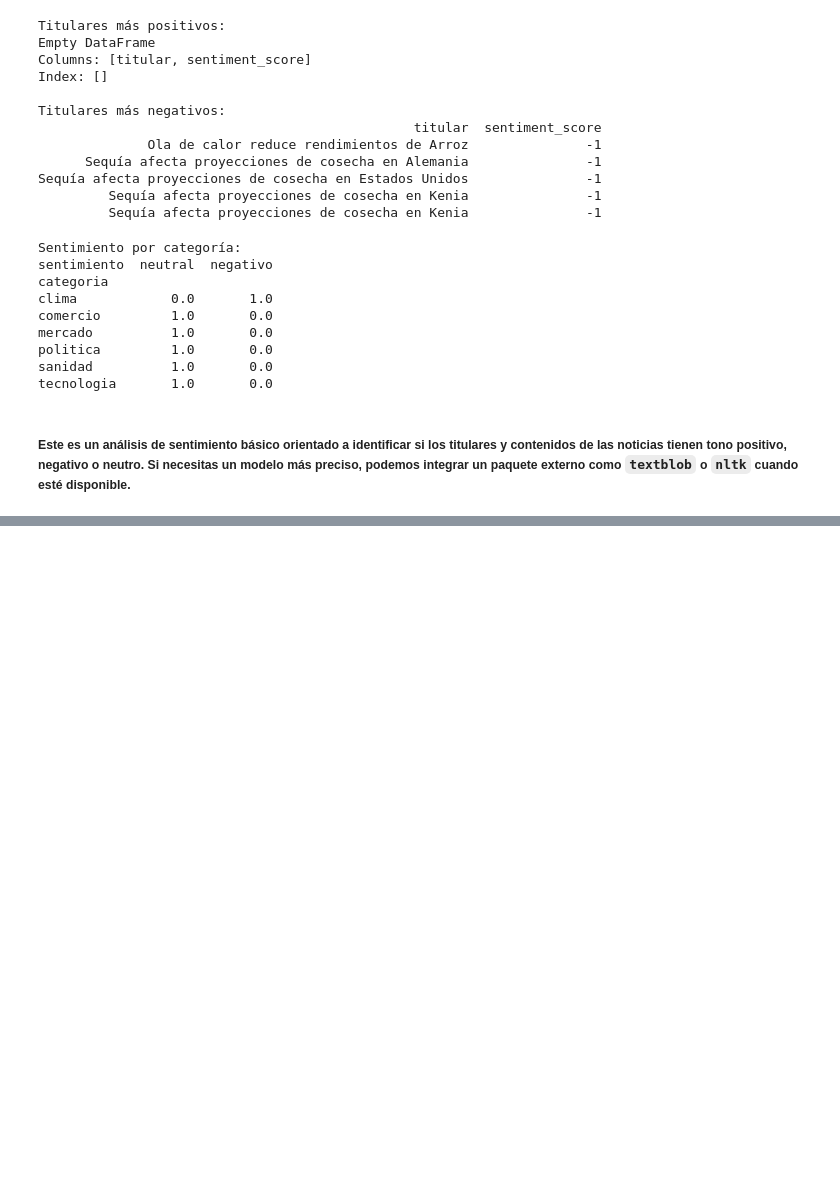
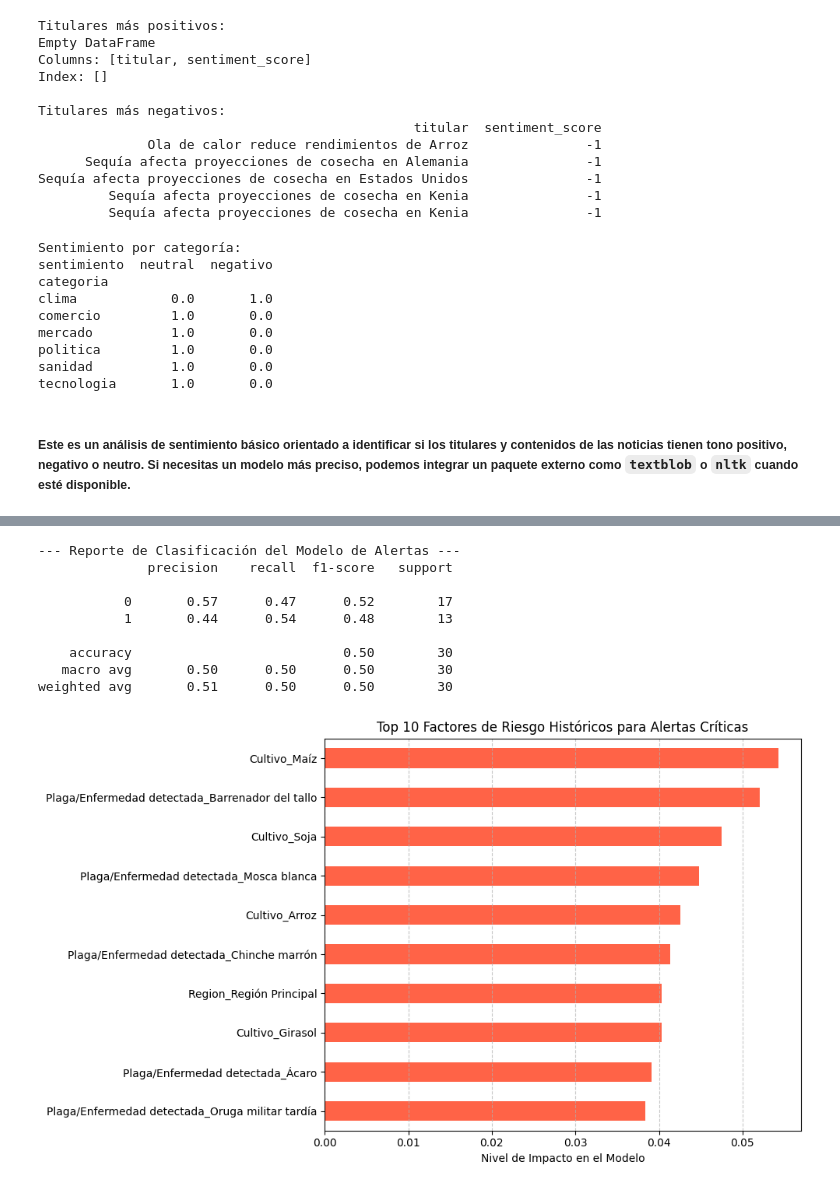
Before and after one commit to AitorBarrera/SBD_Trabajo_Final, a Jupyter notebook: Codigo.ipynb, the cells around one changed output, grey strips where cells are left out. Drawn from its saved outputs; the diff is of its cells as text; code cells hidden in the pictures; blank space fills up the shorter version.

```diff
--- a/Codigo.ipynb
+++ b/Codigo.ipynb
@@ -1367,0 +1503,19 @@ print(reportes['topic'].value_counts().sort_index())
+# %%
+from sklearn.model_selection import train_test_split
+from sklearn.ensemble import RandomForestClassifier
+from sklearn.metrics import classification_report
+
+# 1. Preparación de datos para el modelo
+df_alertas = reportes_plagas.copy()
+
+# Definimos nuestro objetivo (Target): Alerta = 1 si la severidad es 'Alta' o 'Crítica', y 0 si es 'Baja' o 'Media'
+df_alertas['Alerta_Temprana'] = df_alertas['Severidad'].apply(lambda x: 1 if x in ['Alta', 'Crítica'] else 0)
+
+# Seleccionamos variables categóricas predictoras
+features = ['Cultivo', 'Region', 'Plaga/Enfermedad detectada']
+
+# Convertimos las variables categóricas a numéricas usando One-Hot Encoding
+X = pd.get_dummies(df_alertas[features], drop_first=True)
+y = df_alertas['Alerta_Temprana']
+
+display(df_alertas[['Cultivo', 'Region', 'Plaga/Enfermedad detectada', 'Severidad', 'Alerta_Temprana']].head())
@@ -1367,0 +1529,36 @@ print(reportes['topic'].value_counts().sort_index())
+# %%
+# 2. Entrenamiento del Modelo Predictivo (Random Forest)
+X_train, X_test, y_train, y_test = train_test_split(X, y, test_size=0.3, random_state=42)
+
+# Entrenamos un bosque aleatorio
+rf_model = RandomForestClassifier(n_estimators=100, random_state=42, class_weight='balanced')
+rf_model.fit(X_train, y_train)
+
+# Predicciones y Evaluación
+y_pred = rf_model.predict(X_test)
+
+print("--- Reporte de Clasificación del Modelo de Alertas ---")
+print(classification_report(y_test, y_pred))
+
+# Gráfico de Importancia: ¿Cuáles son los mayores factores de riesgo?
+importances = pd.Series(rf_model.feature_importances_, index=X.columns).sort_values(ascending=False)
+
+plt.figure(figsize=(10, 6))
+importances.head(10).plot(kind='barh', color='tomato')
+plt.title('Top 10 Factores de Riesgo Históricos para Alertas Críticas')
+plt.xlabel('Nivel de Impacto en el Modelo')
+plt.gca().invert_yaxis()
+plt.grid(axis='x', linestyle='--', alpha=0.7)
+plt.tight_layout()
+plt.show()
+# %% [output]
+--- Reporte de Clasificación del Modelo de Alertas ---
+              precision    recall  f1-score   support
+
+           0       0.57      0.47      0.52        17
+           1       0.44      0.54      0.48        13
+
+    accuracy                           0.50        30
+   macro avg       0.50      0.50      0.50        30
+weighted avg       0.51      0.50      0.50        30
+[figure, added]
```
Also changed, not shown: parts of 16 cells of this notebook.
